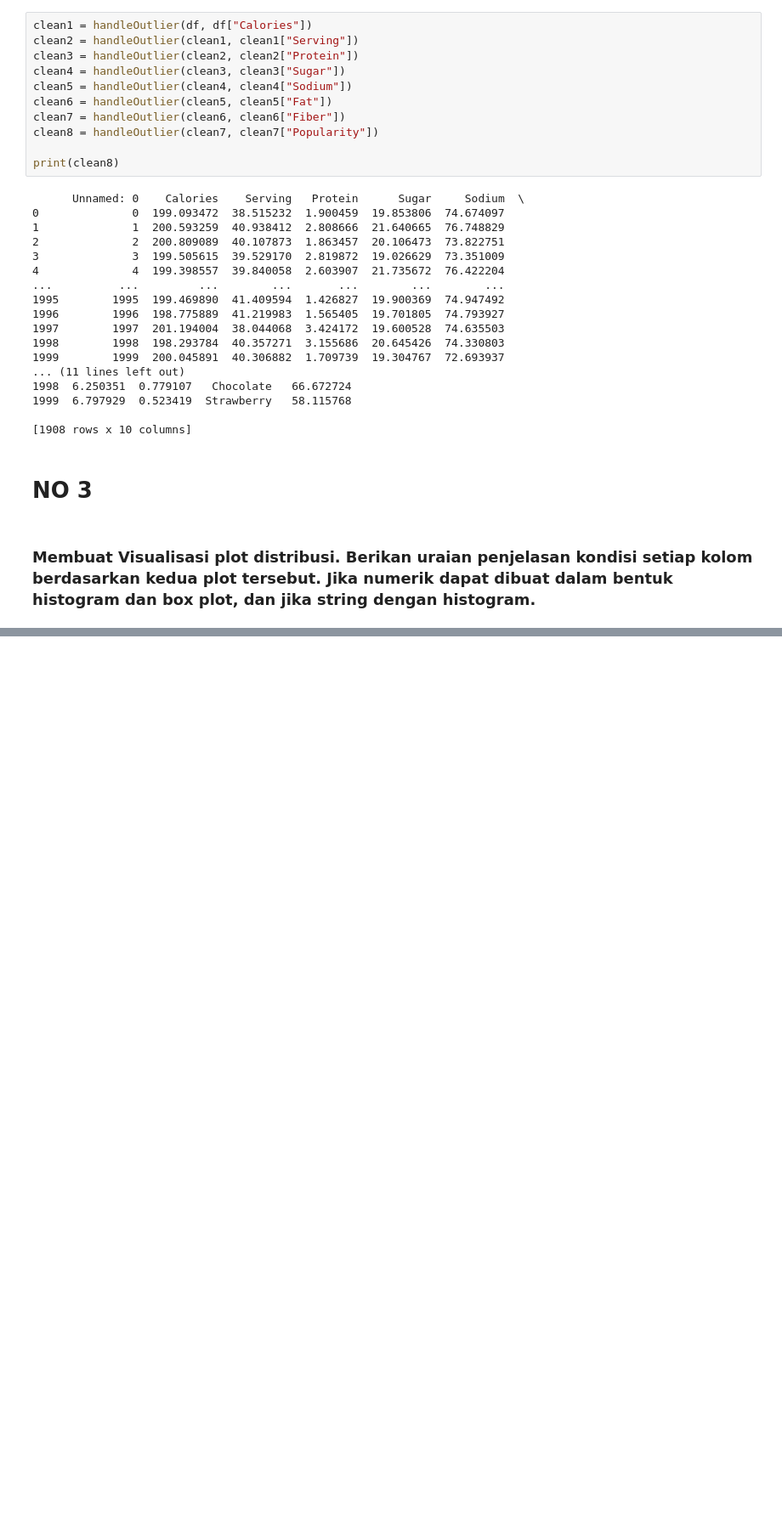
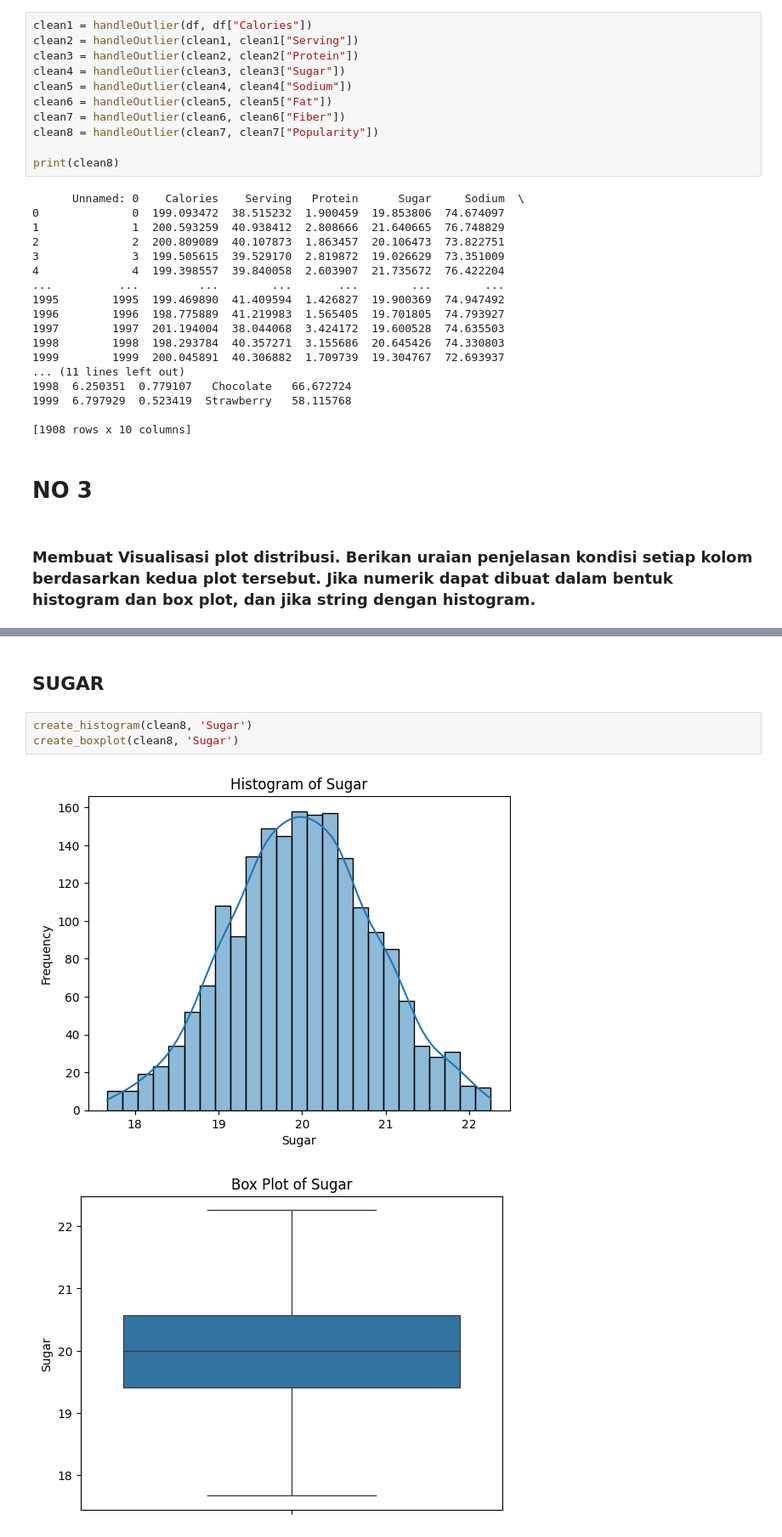
Before and after one commit to FrancescoMichael/Tubes-Probstat, a Jupyter notebook: src/Analysis.ipynb, the cells around one changed output, grey strips where cells are left out. Shown: that part at 85% size. Drawn from its saved outputs; the diff is of its cells as text; blank space fills up the shorter version.

```diff
--- a/src/Analysis.ipynb
+++ b/src/Analysis.ipynb
@@ -494,0 +538,8 @@ print(clean8)
+# %% [markdown]
+## SUGAR
+# %%
+create_histogram(clean8, 'Sugar')
+create_boxplot(clean8, 'Sugar')
+# %% [output]
+[figure, added]
+[figure, added]
```
Also changed, not shown: parts of 20 cells of this notebook.
